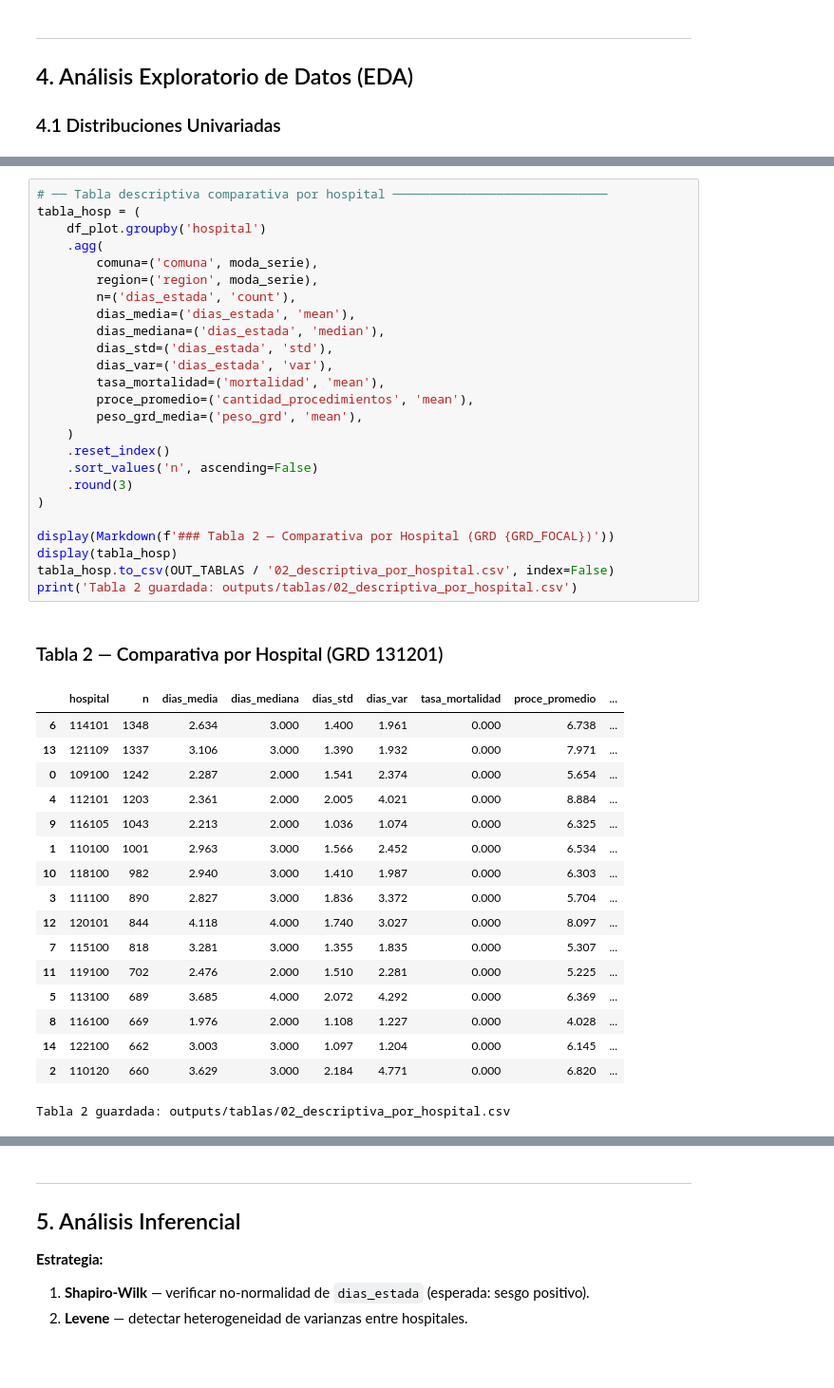
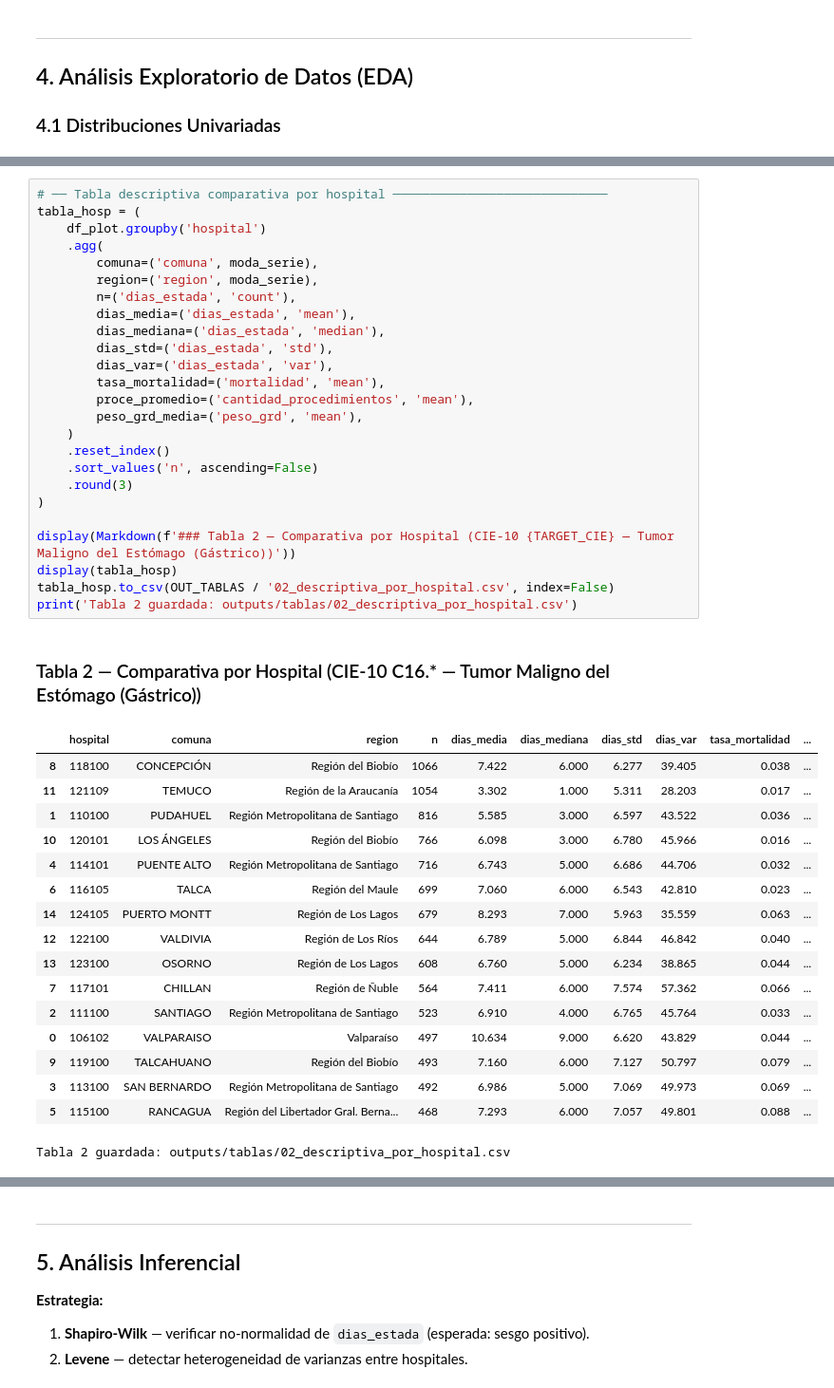
Before and after one commit to SebaGRT/Proyecto-Hospitalizacion, a Jupyter notebook: Avance 2/Advance2_Analisis_Completo.ipynb, the cells around one changed output, grey strips where cells are left out. Shown at 95% size. Drawn from its saved outputs; the diff is of its cells as text; blank space fills up the shorter version.

```diff
--- a/Avance 2/Advance2_Analisis_Completo.ipynb
+++ b/Avance 2/Advance2_Analisis_Completo.ipynb
@@ -780,44 +807,44 @@ plt.show()
 # %%
 # ── Tabla descriptiva comparativa por hospital ─────────────────────────────
 tabla_hosp = (
     df_plot.groupby('hospital')
     .agg(
         comuna=('comuna', moda_serie),
         region=('region', moda_serie),
         n=('dias_estada', 'count'),
         dias_media=('dias_estada', 'mean'),
         dias_mediana=('dias_estada', 'median'),
         dias_std=('dias_estada', 'std'),
         dias_var=('dias_estada', 'var'),
         tasa_mortalidad=('mortalidad', 'mean'),
         proce_promedio=('cantidad_procedimientos', 'mean'),
         peso_grd_media=('peso_grd', 'mean'),
     )
     .reset_index()
     .sort_values('n', ascending=False)
     .round(3)
 )
 
-display(Markdown(f'### Tabla 2 — Comparativa por Hospital (GRD {GRD_FOCAL})'))
+display(Markdown(f'### Tabla 2 — Comparativa por Hospital (CIE-10 {TARGET_CIE} — Tumor Maligno del Estómago (Gástrico))'))
 display(tabla_hosp)
 tabla_hosp.to_csv(OUT_TABLAS / '02_descriptiva_por_hospital.csv', index=False)
 print('Tabla 2 guardada: outputs/tablas/02_descriptiva_por_hospital.csv')
 # %% [output]
-### Tabla 2 — Comparativa por Hospital (GRD 131201)
+### Tabla 2 — Comparativa por Hospital (CIE-10 C16.* — Tumor Maligno del Estómago (Gástrico))
-|  | hospital | n | dias_media | dias_mediana | dias_std | dias_var | tasa_mortalidad | proce_promedio | ... |
-| 6 | 114101 | 1348 | 2.634 | 3.000 | 1.400 | 1.961 | 0.000 | 6.738 | ... |
-| 13 | 121109 | 1337 | 3.106 | 3.000 | 1.390 | 1.932 | 0.000 | 7.971 | ... |
-| 0 | 109100 | 1242 | 2.287 | 2.000 | 1.541 | 2.374 | 0.000 | 5.654 | ... |
-| 4 | 112101 | 1203 | 2.361 | 2.000 | 2.005 | 4.021 | 0.000 | 8.884 | ... |
-| 9 | 116105 | 1043 | 2.213 | 2.000 | 1.036 | 1.074 | 0.000 | 6.325 | ... |
-| 1 | 110100 | 1001 | 2.963 | 3.000 | 1.566 | 2.452 | 0.000 | 6.534 | ... |
-| 10 | 118100 | 982 | 2.940 | 3.000 | 1.410 | 1.987 | 0.000 | 6.303 | ... |
-| 3 | 111100 | 890 | 2.827 | 3.000 | 1.836 | 3.372 | 0.000 | 5.704 | ... |
-| 12 | 120101 | 844 | 4.118 | 4.000 | 1.740 | 3.027 | 0.000 | 8.097 | ... |
-| 7 | 115100 | 818 | 3.281 | 3.000 | 1.355 | 1.835 | 0.000 | 5.307 | ... |
-| 11 | 119100 | 702 | 2.476 | 2.000 | 1.510 | 2.281 | 0.000 | 5.225 | ... |
-| 5 | 113100 | 689 | 3.685 | 4.000 | 2.072 | 4.292 | 0.000 | 6.369 | ... |
-| 8 | 116100 | 669 | 1.976 | 2.000 | 1.108 | 1.227 | 0.000 | 4.028 | ... |
-| 14 | 122100 | 662 | 3.003 | 3.000 | 1.097 | 1.204 | 0.000 | 6.145 | ... |
-| 2 | 110120 | 660 | 3.629 | 3.000 | 2.184 | 4.771 | 0.000 | 6.820 | ... |
+|  | hospital | comuna | region | n | dias_media | dias_mediana | dias_std | dias_var | tasa_mortalidad | ... |
+| 8 | 118100 | CONCEPCIÓN | Región del Biobío | 1066 | 7.422 | 6.000 | 6.277 | 39.405 | 0.038 | ... |
+| 11 | 121109 | TEMUCO | Región de la Araucanía | 1054 | 3.302 | 1.000 | 5.311 | 28.203 | 0.017 | ... |
+| 1 | 110100 | PUDAHUEL | Región Metropolitana de Santiago | 816 | 5.585 | 3.000 | 6.597 | 43.522 | 0.036 | ... |
+| 10 | 120101 | LOS ÁNGELES | Región del Biobío | 766 | 6.098 | 3.000 | 6.780 | 45.966 | 0.016 | ... |
+| 4 | 114101 | PUENTE ALTO | Región Metropolitana de Santiago | 716 | 6.743 | 5.000 | 6.686 | 44.706 | 0.032 | ... |
+| 6 | 116105 | TALCA | Región del Maule | 699 | 7.060 | 6.000 | 6.543 | 42.810 | 0.023 | ... |
+| 14 | 124105 | PUERTO MONTT | Región de Los Lagos | 679 | 8.293 | 7.000 | 5.963 | 35.559 | 0.063 | ... |
+| 12 | 122100 | VALDIVIA | Región de Los Ríos | 644 | 6.789 | 5.000 | 6.844 | 46.842 | 0.040 | ... |
+| 13 | 123100 | OSORNO | Región de Los Lagos | 608 | 6.760 | 5.000 | 6.234 | 38.865 | 0.044 | ... |
+| 7 | 117101 | CHILLAN | Región de Ñuble | 564 | 7.411 | 6.000 | 7.574 | 57.362 | 0.066 | ... |
+| 2 | 111100 | SANTIAGO | Región Metropolitana de Santiago | 523 | 6.910 | 4.000 | 6.765 | 45.764 | 0.033 | ... |
+| 0 | 106102 | VALPARAISO | Valparaíso | 497 | 10.634 | 9.000 | 6.620 | 43.829 | 0.044 | ... |
+| 9 | 119100 | TALCAHUANO | Región del Biobío | 493 | 7.160 | 6.000 | 7.127 | 50.797 | 0.079 | ... |
+| 3 | 113100 | SAN BERNARDO | Región Metropolitana de Santiago | 492 | 6.986 | 5.000 | 7.069 | 49.973 | 0.069 | ... |
+| 5 | 115100 | RANCAGUA | Región del Libertador Gral. Berna... | 468 | 7.293 | 6.000 | 7.057 | 49.801 | 0.088 | ... |
 Tabla 2 guardada: outputs/tablas/02_descriptiva_por_hospital.csv
```
Also changed, not shown: parts of 27 cells of this notebook, 15 other files.
